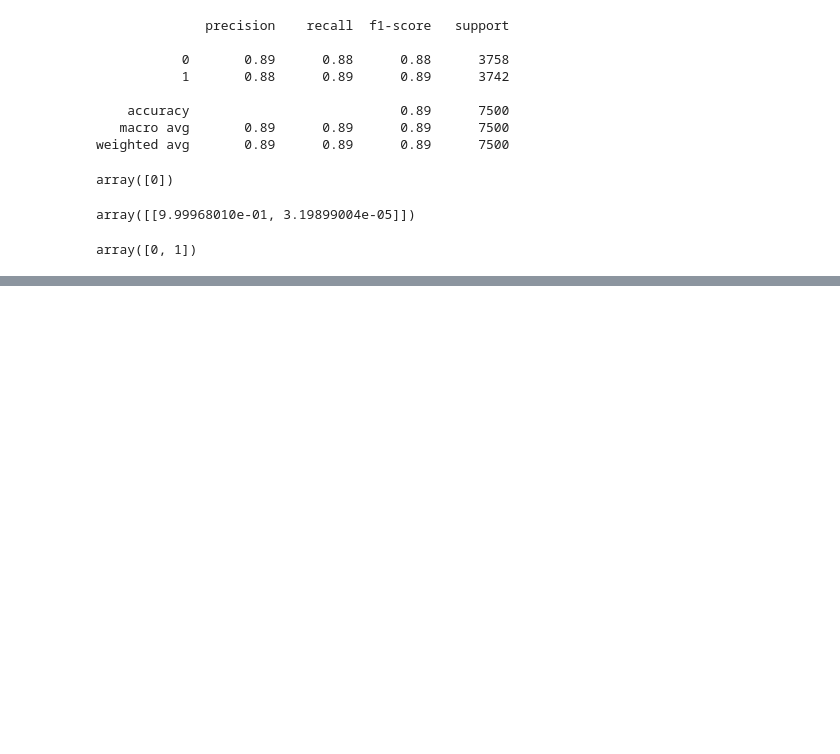
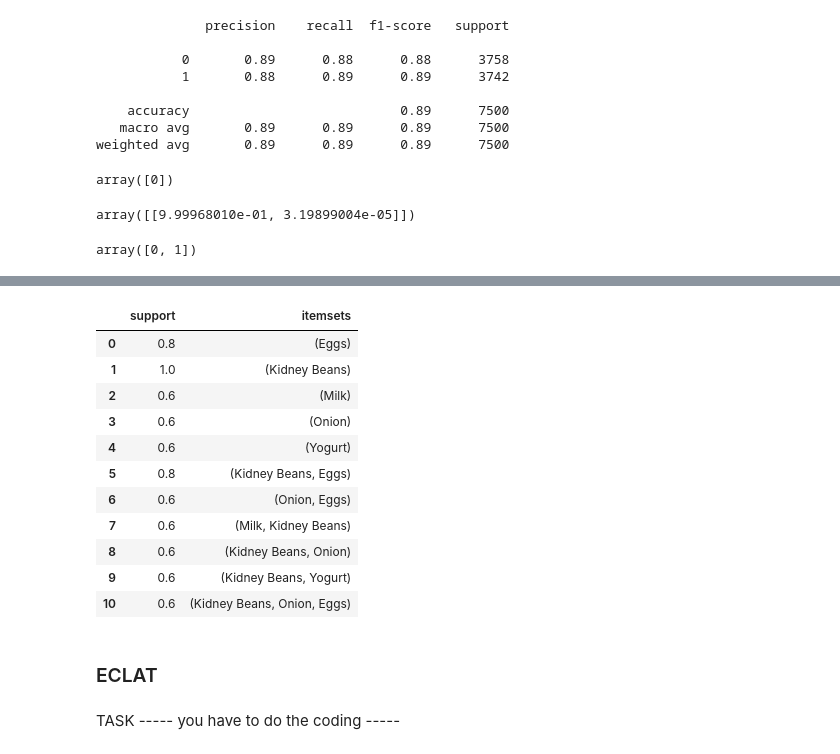
Before and after one commit to sharmasaravanan/Machine_learning, a Jupyter notebook: AI-Connect-2021.ipynb, the cells around one changed output, grey strips where cells are left out. Drawn from its saved outputs; the diff is of its cells as text; code cells hidden in the pictures; blank space fills up the shorter version.

```diff
--- a/AI-Connect-2021.ipynb
+++ b/AI-Connect-2021.ipynb
@@ -2023,0 +2059,19 @@ array([0, 1])
+# %%
+apriori(df,min_support=0.5,use_colnames=True)
+# %% [output]
+|  | support | itemsets |
+| 0 | 0.8 | (Eggs) |
+| 1 | 1.0 | (Kidney Beans) |
+| 2 | 0.6 | (Milk) |
+| 3 | 0.6 | (Onion) |
+| 4 | 0.6 | (Yogurt) |
+| 5 | 0.8 | (Kidney Beans, Eggs) |
+| 6 | 0.6 | (Onion, Eggs) |
+| 7 | 0.6 | (Milk, Kidney Beans) |
+| 8 | 0.6 | (Kidney Beans, Onion) |
+| 9 | 0.6 | (Kidney Beans, Yogurt) |
+| 10 | 0.6 | (Kidney Beans, Onion, Eggs) |
+# %% [markdown]
+### ECLAT
+# %% [markdown]
+TASK ----- you have to do the coding -----
```
Also changed, not shown: parts of 11 cells of this notebook.
